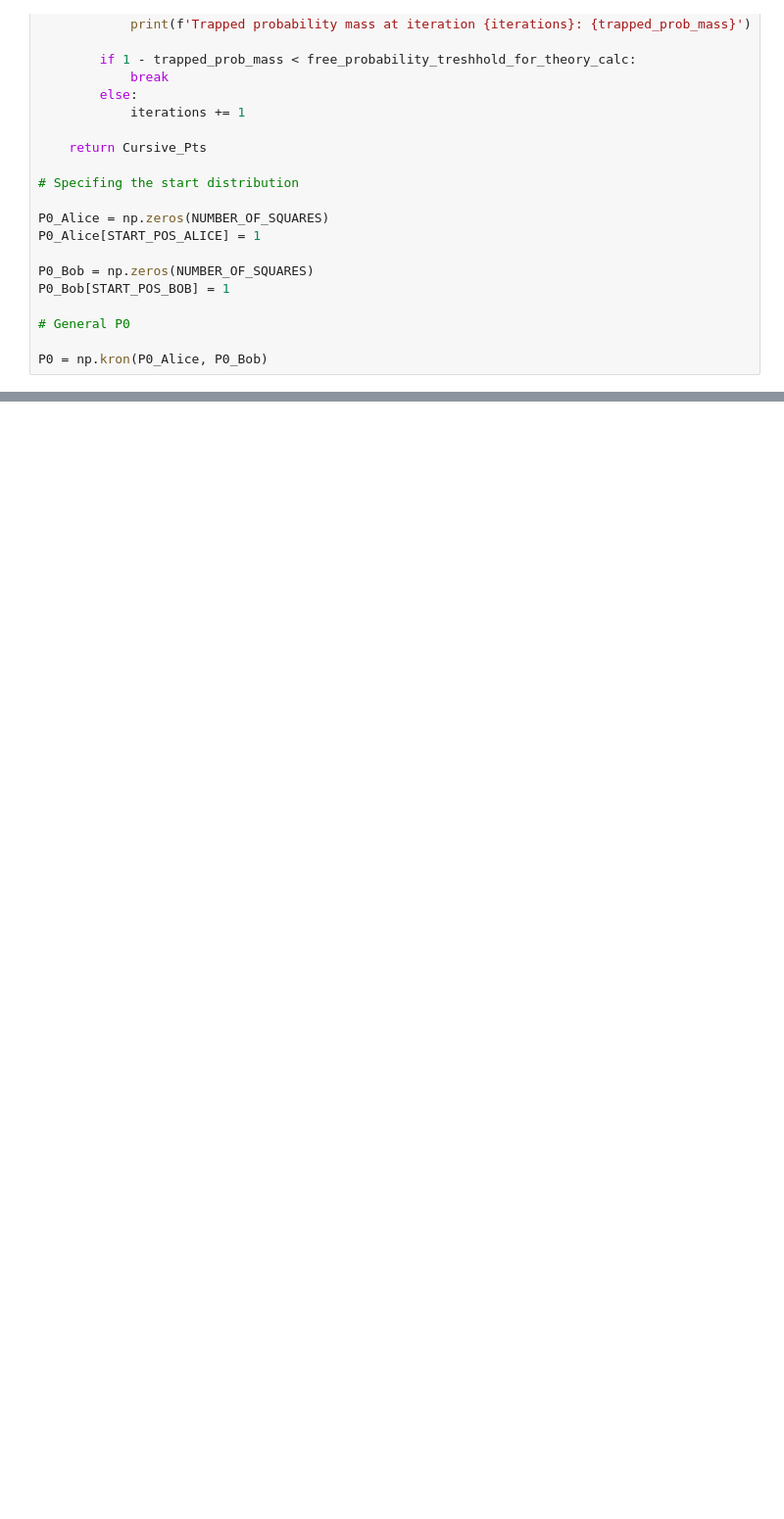
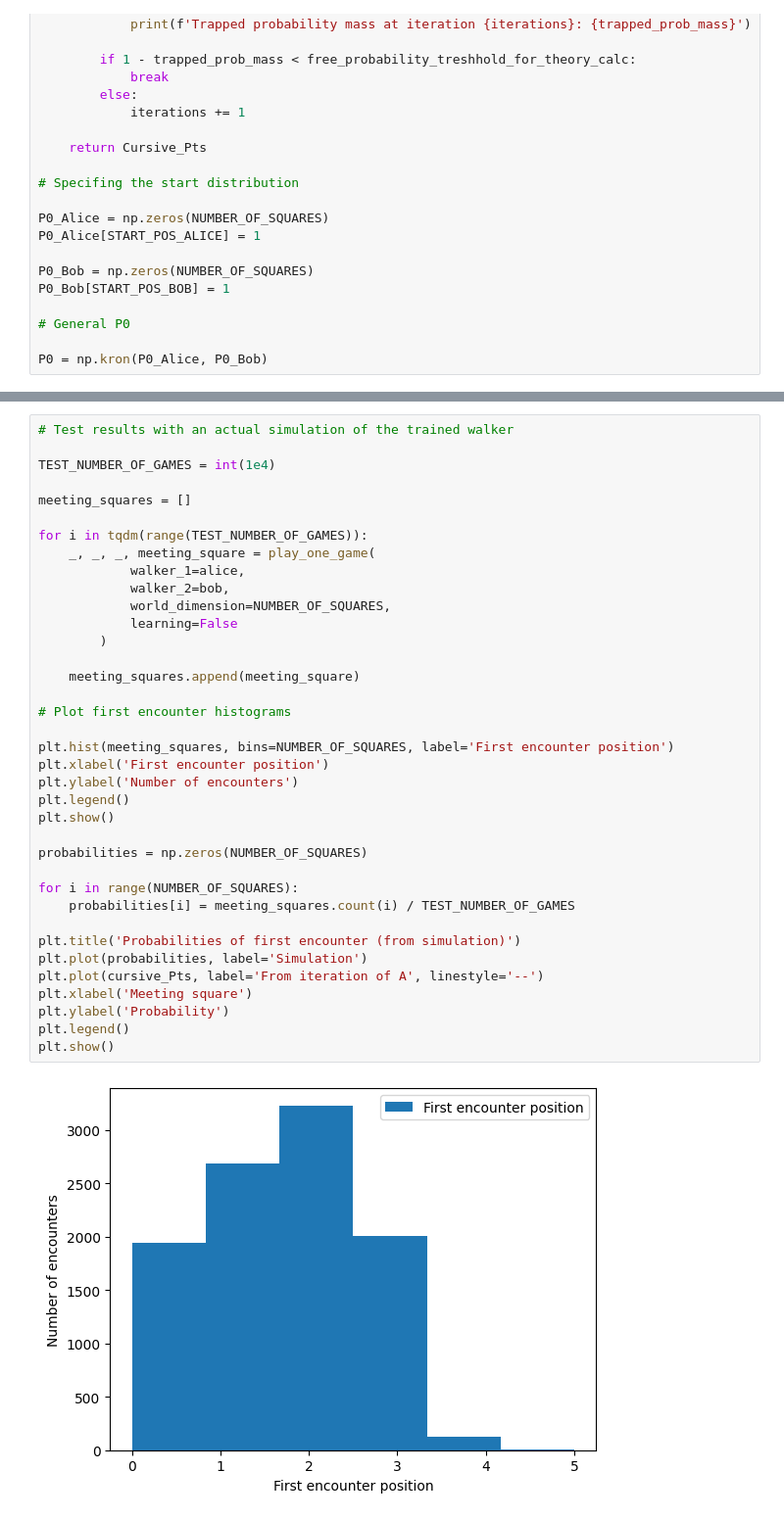
Before and after one commit to Buffoni/smart-walkers, a Jupyter notebook: walkers_energy_and_intelligence.ipynb, the cells around one changed output, grey strips where cells are left out. Shown at 98% size. Saved outputs shown, nothing was run; the diff lists cells and outputs as text; blank space fills up the shorter version.

```diff
--- a/walkers_energy_and_intelligence.ipynb
+++ b/walkers_energy_and_intelligence.ipynb
@@ -592,0 +580,39 @@ Trapped probability mass at iteration 900: 0.9999900510099133
+# %%
+# Test results with an actual simulation of the trained walker
+
+TEST_NUMBER_OF_GAMES = int(1e4)
+
+meeting_squares = []
+
+for i in tqdm(range(TEST_NUMBER_OF_GAMES)):
+    _, _, _, meeting_square = play_one_game(
+            walker_1=alice,
+            walker_2=bob,
+            world_dimension=NUMBER_OF_SQUARES,
+            learning=False
+        )
+
+    meeting_squares.append(meeting_square)
+
+# Plot first encounter histograms
+
+plt.hist(meeting_squares, bins=NUMBER_OF_SQUARES, label='First encounter position')
+plt.xlabel('First encounter position')
+plt.ylabel('Number of encounters')
+plt.legend()
+plt.show()
+
+probabilities = np.zeros(NUMBER_OF_SQUARES)
+
+for i in range(NUMBER_OF_SQUARES):
+    probabilities[i] = meeting_squares.count(i) / TEST_NUMBER_OF_GAMES
+
+plt.title('Probabilities of first encounter (from simulation)')
+plt.plot(probabilities, label='Simulation')
+plt.plot(cursive_Pts, label='From iteration of A', linestyle='--')
+plt.xlabel('Meeting square')
+plt.ylabel('Probability')
+plt.legend()
+plt.show()
+# %% [output]
+[figure, added]
```
Also changed, not shown: parts of 11 cells of this notebook.
